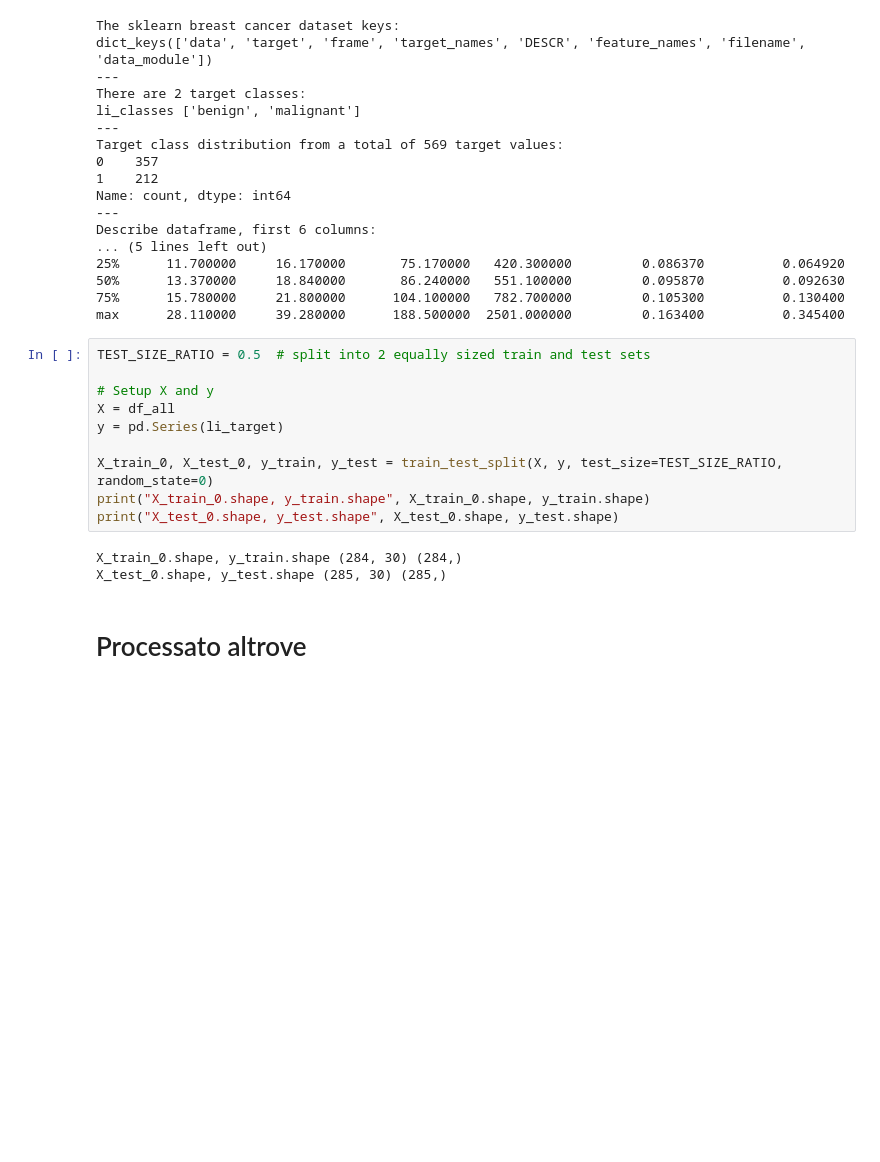
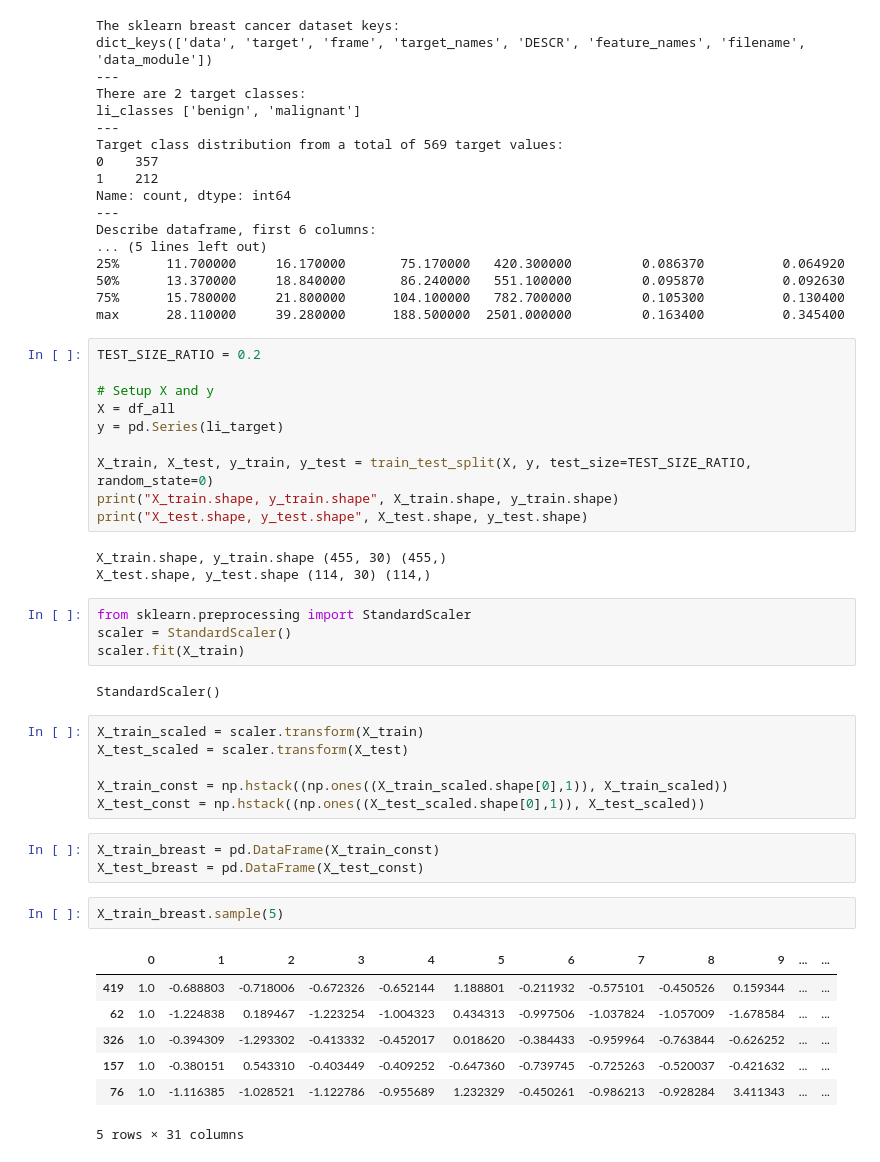
Before and after one commit to david-inf/SGD-and-LS, a Jupyter notebook: py/datasets/breast_cancer/breast.ipynb, the cells around one changed output. Saved outputs shown, nothing was run; the diff lists cells and outputs as text; blank space fills up the shorter version.

```diff
--- a/py/datasets/breast_cancer/breast.ipynb
+++ b/py/datasets/breast_cancer/breast.ipynb
@@ -47,18 +47,41 @@ Describe dataframe, first 6 columns:
 75%      15.780000     21.800000      104.100000   782.700000         0.105300          0.130400
 max      28.110000     39.280000      188.500000  2501.000000         0.163400          0.345400
 # %%
-TEST_SIZE_RATIO = 0.5  # split into 2 equally sized train and test sets
+TEST_SIZE_RATIO = 0.2
 
 # Setup X and y
 X = df_all
 y = pd.Series(li_target)
 
-X_train_0, X_test_0, y_train, y_test = train_test_split(X, y, test_size=TEST_SIZE_RATIO, random_state=0)
-print("X_train_0.shape, y_train.shape", X_train_0.shape, y_train.shape)
-print("X_test_0.shape, y_test.shape", X_test_0.shape, y_test.shape)
+X_train, X_test, y_train, y_test = train_test_split(X, y, test_size=TEST_SIZE_RATIO, random_state=0)
+print("X_train.shape, y_train.shape", X_train.shape, y_train.shape)
+print("X_test.shape, y_test.shape", X_test.shape, y_test.shape)
 # %% [output]
-X_train_0.shape, y_train.shape (284, 30) (284,)
-X_test_0.shape, y_test.shape (285, 30) (285,)
+X_train.shape, y_train.shape (455, 30) (455,)
+X_test.shape, y_test.shape (114, 30) (114,)
-# %% [markdown]
-# Processato altrove
+# %%
+from sklearn.preprocessing import StandardScaler
+scaler = StandardScaler()
+scaler.fit(X_train)
+# %% [output]
+StandardScaler()
+# %%
+X_train_scaled = scaler.transform(X_train)
+X_test_scaled = scaler.transform(X_test)
+
+X_train_const = np.hstack((np.ones((X_train_scaled.shape[0],1)), X_train_scaled))
+X_test_const = np.hstack((np.ones((X_test_scaled.shape[0],1)), X_test_scaled))
+# %%
+X_train_breast = pd.DataFrame(X_train_const)
+X_test_breast = pd.DataFrame(X_test_const)
+# %%
+X_train_breast.sample(5)
+# %% [output]
+|  | 0 | 1 | 2 | 3 | 4 | 5 | 6 | 7 | 8 | 9 | ... | ... |
+| 419 | 1.0 | -0.688803 | -0.718006 | -0.672326 | -0.652144 | 1.188801 | -0.211932 | -0.575101 | -0.450526 | 0.159344 | ... | ... |
+| 62 | 1.0 | -1.224838 | 0.189467 | -1.223254 | -1.004323 | 0.434313 | -0.997506 | -1.037824 | -1.057009 | -1.678584 | ... | ... |
+| 326 | 1.0 | -0.394309 | -1.293302 | -0.413332 | -0.452017 | 0.018620 | -0.384433 | -0.959964 | -0.763844 | -0.626252 | ... | ... |
+| 157 | 1.0 | -0.380151 | 0.543310 | -0.403449 | -0.409252 | -0.647360 | -0.739745 | -0.725263 | -0.520037 | -0.421632 | ... | ... |
+| 76 | 1.0 | -1.116385 | -1.028521 | -1.122786 | -0.955689 | 1.232329 | -0.450261 | -0.986213 | -0.928284 | 3.411343 | ... | ... |
+5 rows × 31 columns
 # %%
```
Also changed, not shown: parts of 2 cells of this notebook, 17 other files.
